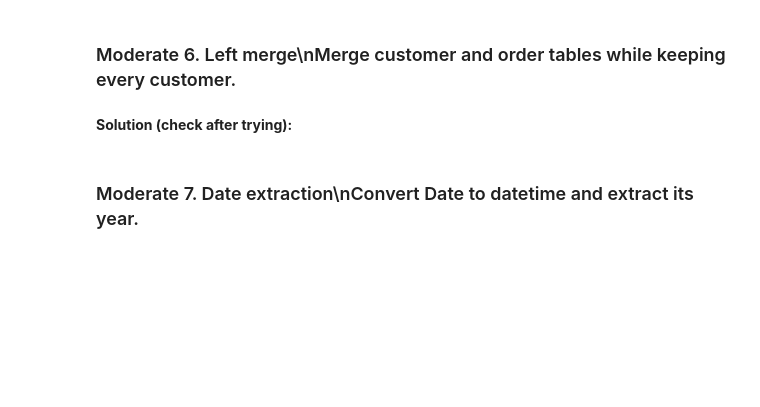
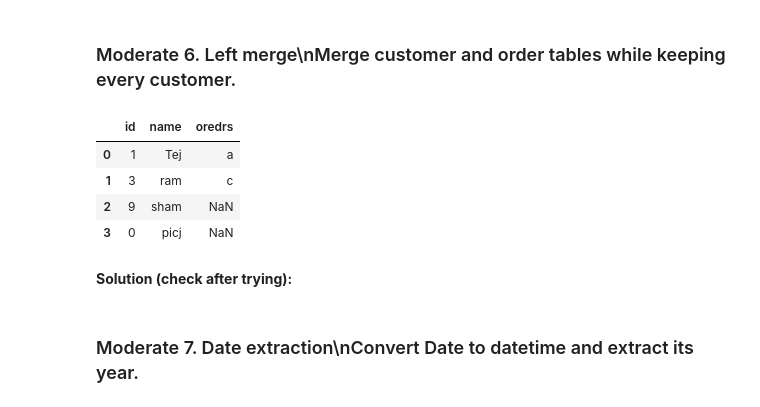
Before and after one commit to gtejas-45/Started-Python, a Jupyter notebook: LibraryALL/Pandas_Complete_Revision_Interview_Practice.ipynb, the cells around one changed output. Cells and saved outputs as stored; diff of their text form; code cells hidden in the pictures; blank space fills up the shorter version.

```diff
--- a/LibraryALL/Pandas_Complete_Revision_Interview_Practice.ipynb
+++ b/LibraryALL/Pandas_Complete_Revision_Interview_Practice.ipynb
@@ -181,7 +318,22 @@ cities.str.strip().str.title()
 # %% [markdown]
 ### Moderate 6. Left merge\nMerge customer and order tables while keeping every customer.
 # %%
-# TODO: Write your solution
+customer = pd.DataFrame( {
+    "id" : [1,3,9,0],
+    "name" : ["Tej","ram","sham","picj"]
+})
+order = pd.DataFrame({
+    "id" : [1,2,3,4,5,6],
+    "oredrs" : ["a","b","c","d","e","f"]
+})
+s = pd.merge(customer,order,on = "id",how = "left")
+s
+# %% [output]
+|  | id | name | oredrs |
+| 0 | 1 | Tej | a |
+| 1 | 3 | ram | c |
+| 2 | 9 | sham | NaN |
+| 3 | 0 | picj | NaN |
 # %% [markdown]
 **Solution (check after trying):**
 # %%
```
Also changed, not shown: parts of 22 cells of this notebook.
